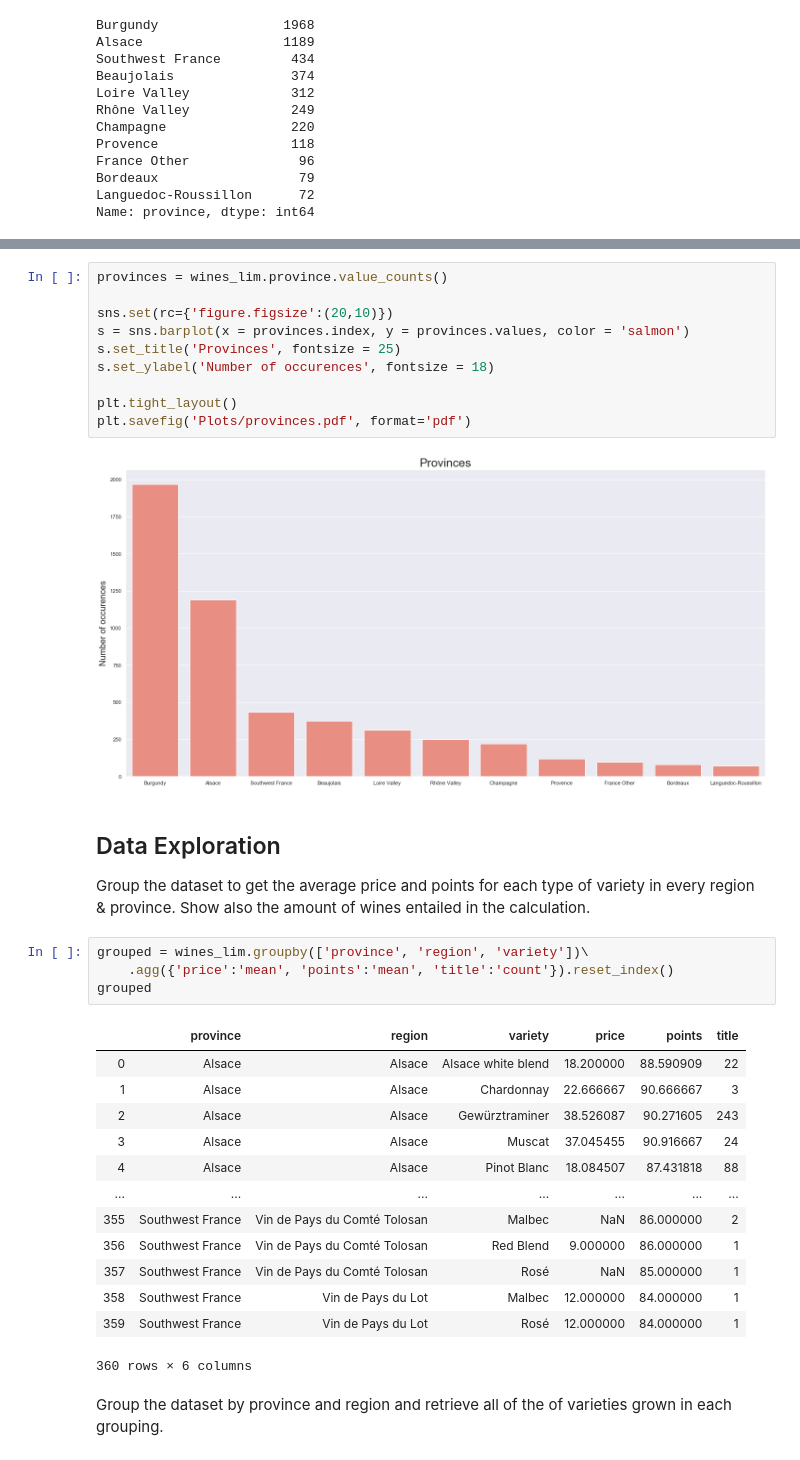
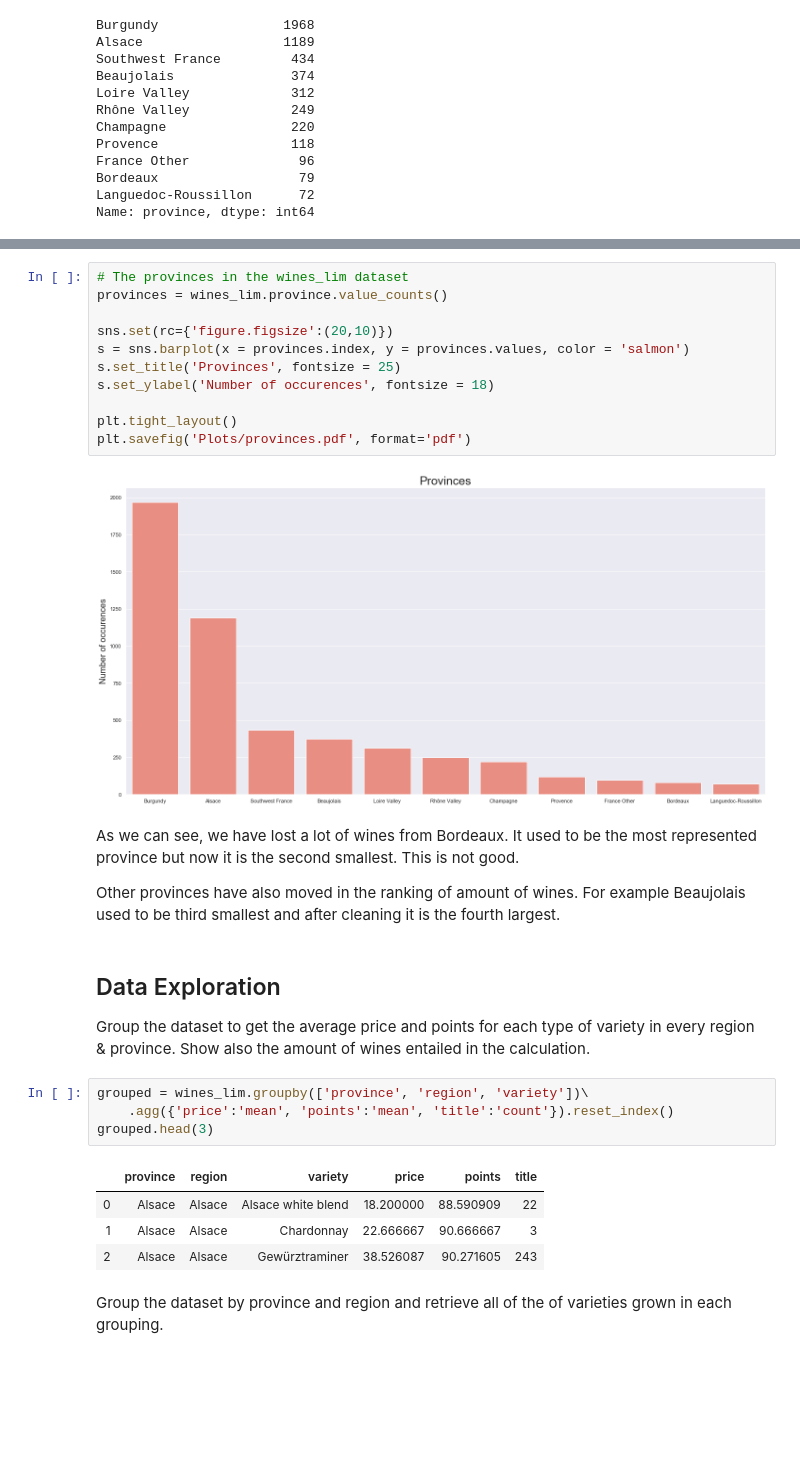
Before and after one commit to com-480-data-visualization/com-480-project-lesvizerables, a Jupyter notebook: Milestone1.ipynb, the cells around one changed output, grey strips where cells are left out. Saved outputs shown, nothing was run; the diff lists cells and outputs as text; blank space fills up the shorter version.

```diff
--- a/Milestone1.ipynb
+++ b/Milestone1.ipynb
@@ -273,4 +288,5 @@ All of the provinces are still represented in the dataset after cleaning of the
 # %%
+# The provinces in the wines_lim dataset
 provinces = wines_lim.province.value_counts()
 
 sns.set(rc={'figure.figsize':(20,10)})
@@ -282,6 +298,10 @@ plt.tight_layout()
 plt.savefig('Plots/provinces.pdf', format='pdf')
 # %% [output]
 [figure]
+# %% [markdown]
+As we can see, we have lost a lot of wines from Bordeaux. It used to be the most represented province but now it is the second smallest. This is not good.
+
+Other provinces have also moved in the ranking of amount of wines. For example Beaujolais used to be third smallest and after cleaning it is the fourth largest.
 # %% [markdown]
 ## Data Exploration
 
@@ -289,21 +309,12 @@ Group the dataset to get the average price and points for each type of variety i
 # %%
 grouped = wines_lim.groupby(['province', 'region', 'variety'])\
     .agg({'price':'mean', 'points':'mean', 'title':'count'}).reset_index()
-grouped
+grouped.head(3)
 # %% [output]
 |  | province | region | variety | price | points | title |
 | 0 | Alsace | Alsace | Alsace white blend | 18.200000 | 88.590909 | 22 |
 | 1 | Alsace | Alsace | Chardonnay | 22.666667 | 90.666667 | 3 |
 | 2 | Alsace | Alsace | Gewürztraminer | 38.526087 | 90.271605 | 243 |
-| 3 | Alsace | Alsace | Muscat | 37.045455 | 90.916667 | 24 |
-| 4 | Alsace | Alsace | Pinot Blanc | 18.084507 | 87.431818 | 88 |
-| ... | ... | ... | ... | ... | ... | ... |
-| 355 | Southwest France | Vin de Pays du Comté Tolosan | Malbec | NaN | 86.000000 | 2 |
-| 356 | Southwest France | Vin de Pays du Comté Tolosan | Red Blend | 9.000000 | 86.000000 | 1 |
-| 357 | Southwest France | Vin de Pays du Comté Tolosan | Rosé | NaN | 85.000000 | 1 |
-| 358 | Southwest France | Vin de Pays du Lot | Malbec | 12.000000 | 84.000000 | 1 |
-| 359 | Southwest France | Vin de Pays du Lot | Rosé | 12.000000 | 84.000000 | 1 |
-360 rows × 6 columns
 # %% [markdown]
 Group the dataset by province and region and retrieve all of the of varieties grown in each grouping.
 # %%
```
Also changed, not shown: parts of 14 cells of this notebook, 7 other files.
